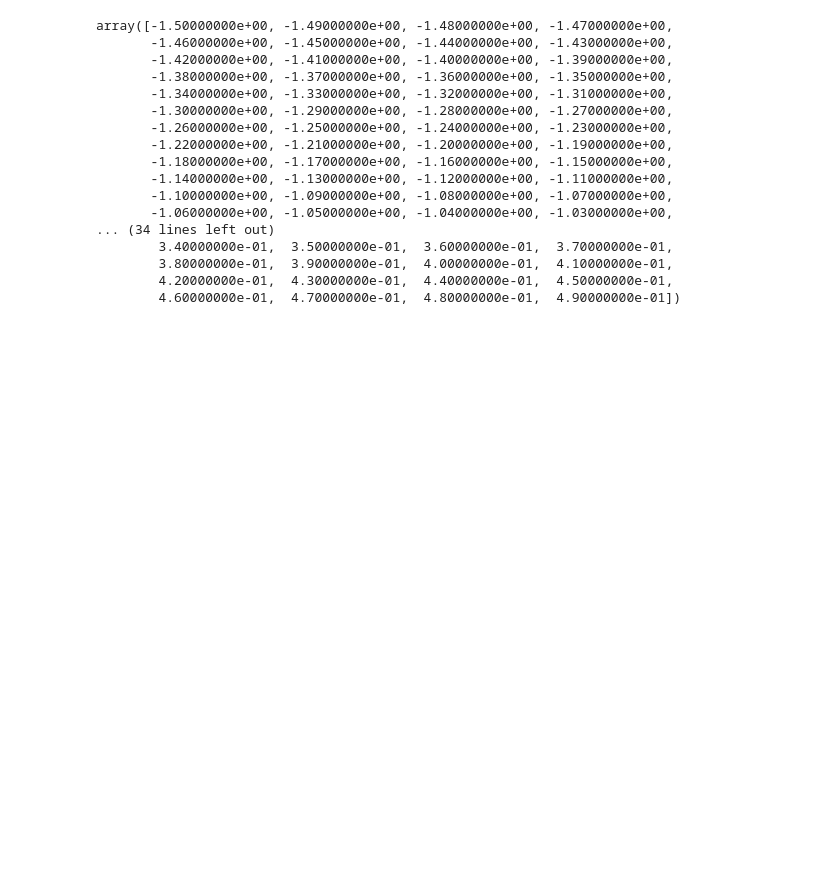
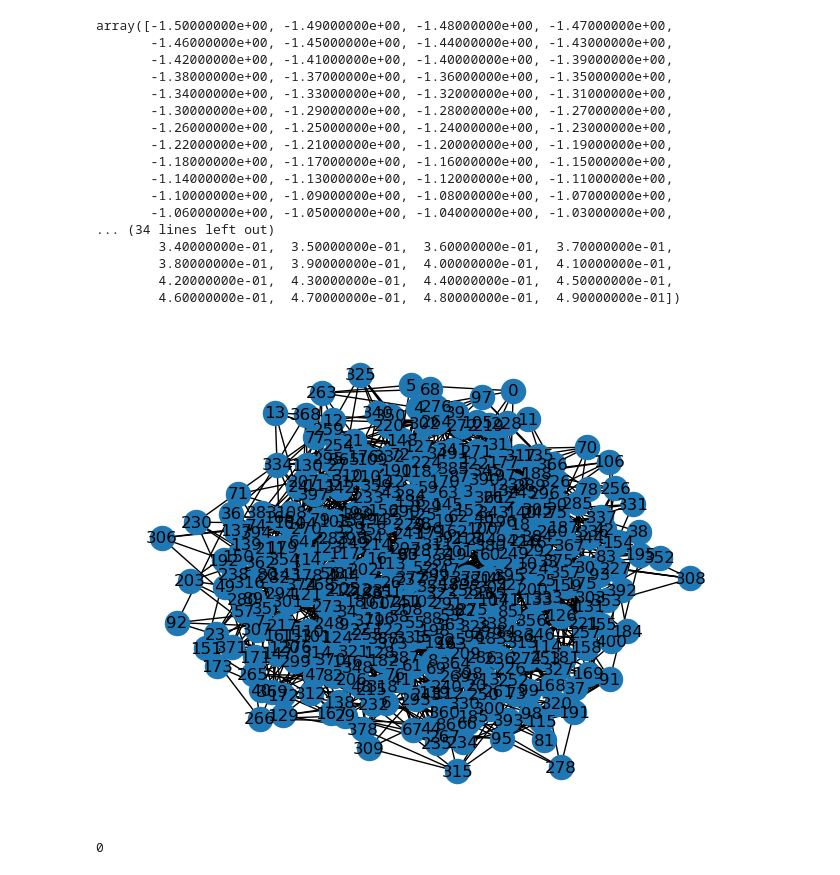
Before and after one commit to OlivierAM23/ds5_assignment_group7, a Jupyter notebook: testing.ipynb, the cells around one changed output. Saved outputs shown, nothing was run; the diff lists cells and outputs as text; code cells hidden in the pictures; blank space fills up the shorter version.

```diff
--- a/testing.ipynb
+++ b/testing.ipynb
@@ -128,0 +132,35 @@ array([-1.50000000e+00, -1.49000000e+00, -1.48000000e+00, -1.47000000e+00,
+# %%
+def list_of_nodes(n0,number_of_nodes):
+    list1 = []
+    for i in range(n0,number_of_nodes+1):
+        list1.append(i)
+    return list1
+def adding_nodes(graph,list1):
+    graph.add_nodes_from(list1)
+    return graph
+def adding_edges(graph,list1,number_of_nodes,number_of_edges):
+    for i in range(1,number_of_nodes+1):
+        nodes_to_connect= random.choices([n for n in list1 if n != i],k=number_of_edges)
+        for node in nodes_to_connect:
+            graph.add_edge(i,node)
+    return graph
+# n0 is the number that the star graph starts with
+n0 = 5
+# N is the total number of webpages required(number of nodes)
+N = 400
+# M is the number of different connections that each page links to(number of edges per node)
+M = 4
+# Initialising the star graph
+G = nx.star_graph(n0)
+# Adding all the nodes to the graph first
+G = adding_nodes(G,list_of_nodes(n0,N))
+# Here n0 is 1 because we want to add at least 4 edges to every node, including the first 6 we initialised the graph with
+G = adding_edges(G,list_of_nodes(1,N),N,M)
+# Drawing the graph
+nx.draw(G,with_labels = True)
+# %% [output]
+[figure, added]
+# %%
+G.number_of_edges(7)
+# %% [output]
+0
```
Also changed, not shown: parts of 4 cells of this notebook.
